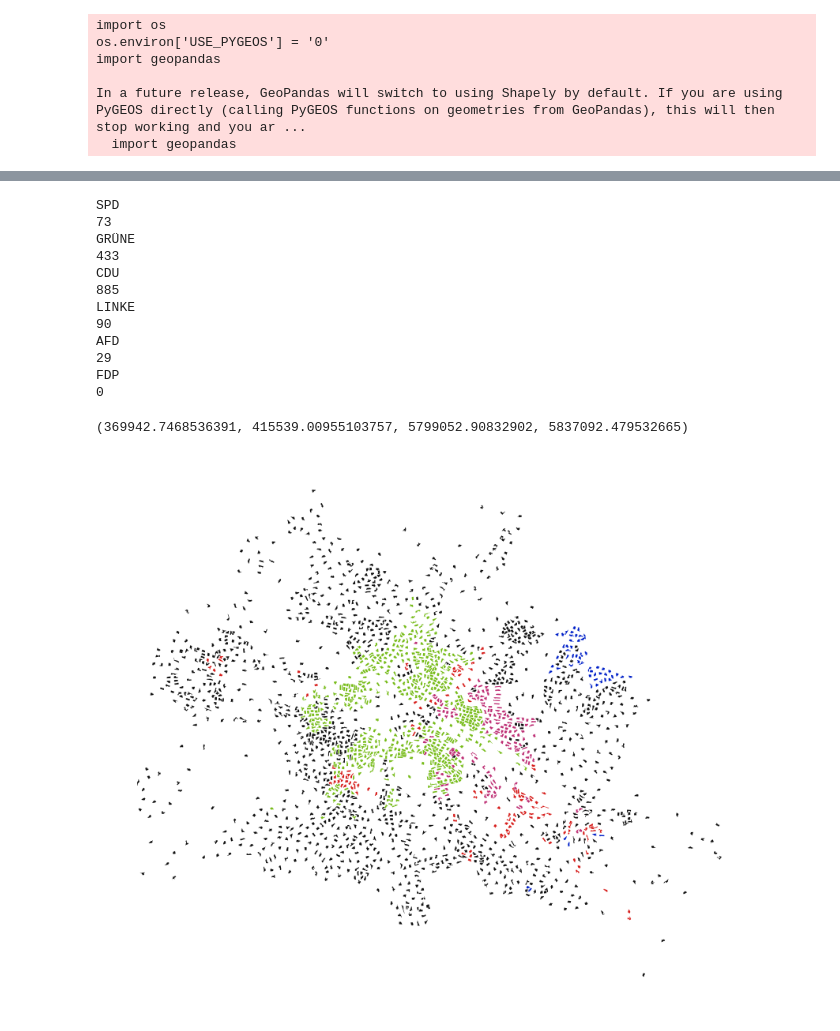
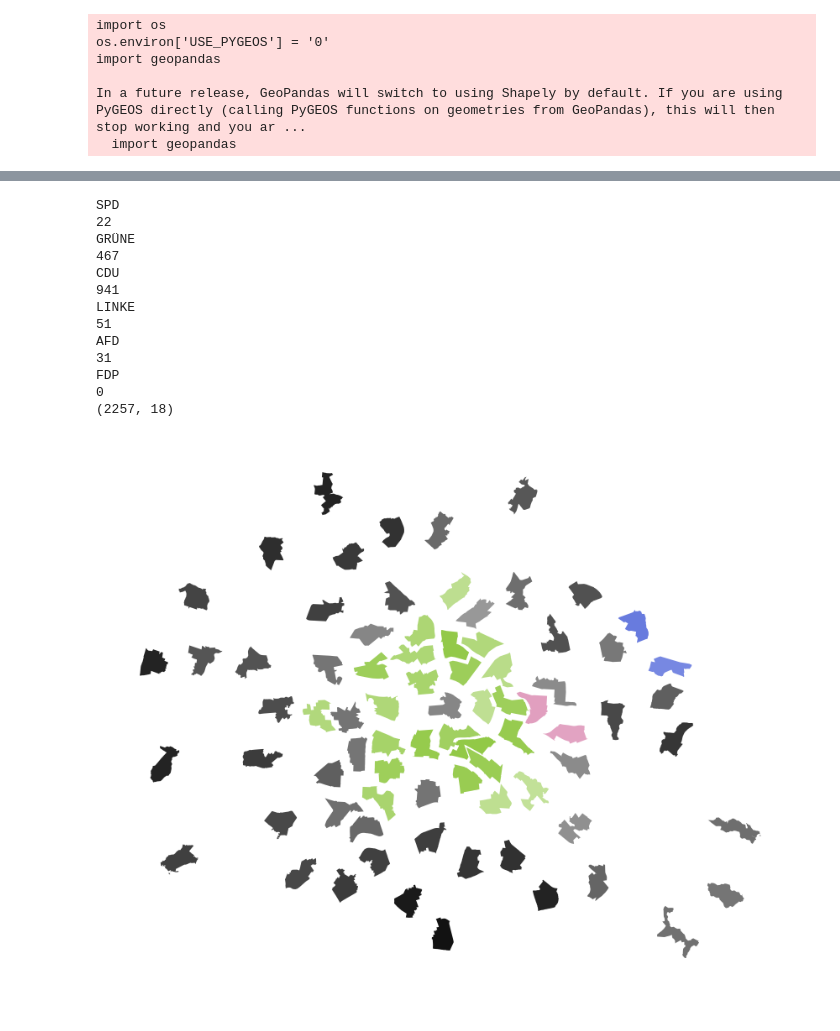
Before and after one commit to mcallaghan/berlin-results-2023, a Jupyter notebook: results.ipynb, the cells around one changed output, grey strips where cells are left out. Saved outputs shown, nothing was run; the diff lists cells and outputs as text; code cells hidden in the pictures.

Commit message:
update plots

```diff
--- a/results.ipynb
+++ b/results.ipynb
@@ -5,6 +5,9 @@ import requests
 from cartogrampy.cartogram import Cartogram
 import json
 import pandas as pd
+
+plt.rcParams['axes.facecolor']='white'
+plt.rcParams['savefig.facecolor']='white'
 # %% [output]
 import os
 os.environ['USE_PYGEOS'] = '0'
@@ -26,7 +57,7 @@ parties = data["parties"]
 
 result_list = []
 for a, b in results["Gemeinden"].items():
-    r = dict(zip(parties,b[3])) # Get the Erststimmen for each party
+    r = dict(zip(parties,b[0])) # Get the Zweitstimmen for each party
     r["BWB"] = a[1:]
     result_list.append(r)
 result_df = pd.DataFrame(result_list)
@@ -39,29 +70,36 @@ for p in parties:
     print(winning_indices.sum())
     result_df.loc[winning_indices,"winner"] = p
     result_df.loc[winning_indices,"colour"] = pcolours[p]
-result_df
+result_df = result_df.drop_duplicates(subset="BWB")
 
-df = df.merge(result_df) # merge with the geographic data
+df = df.merge(result_df, how="right") # merge with the geographic data
+print(df.shape)
 # %% [output]
 SPD
-73
+22
 GRÜNE
-433
+467
 CDU
-885
+941
 LINKE
-90
+51
 AFD
-29
+31
 FDP
 0
+(2257, 18)
+# %%
+from matplotlib.colors import Normalize
+norm = Normalize(vmin=0,vmax=df["max"].max())
 # %%
 cgm = Cartogram(df,"weight")
+
 noncont = cgm.noncont()
 
 fig, ax = plt.subplots(figsize=(7,7), dpi=150)
-noncont.plot(ax=ax, color=df["colour"])
+noncont.plot(ax=ax, color=df["colour"], alpha=norm(df["max"]))
+ax.set_facecolor("white")
 ax.axis("off")
+plt.savefig("cartogram_sb.png",facecolor="white")
 # %% [output]
-(369942.7468536391, 415539.00955103757, 5799052.90832902, 5837092.479532665)
-[figure, old version]
+[figure, new version]
```
Also changed, not shown: parts of 18 cells of this notebook, 5 other files.
